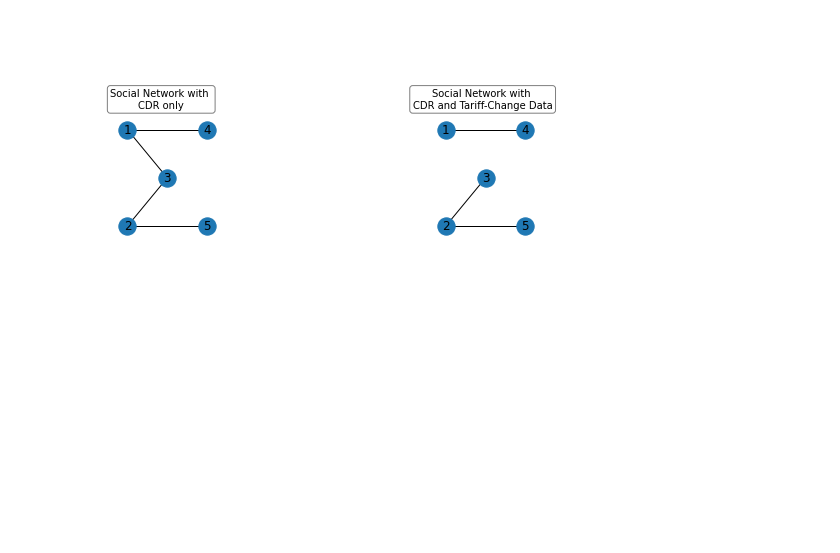
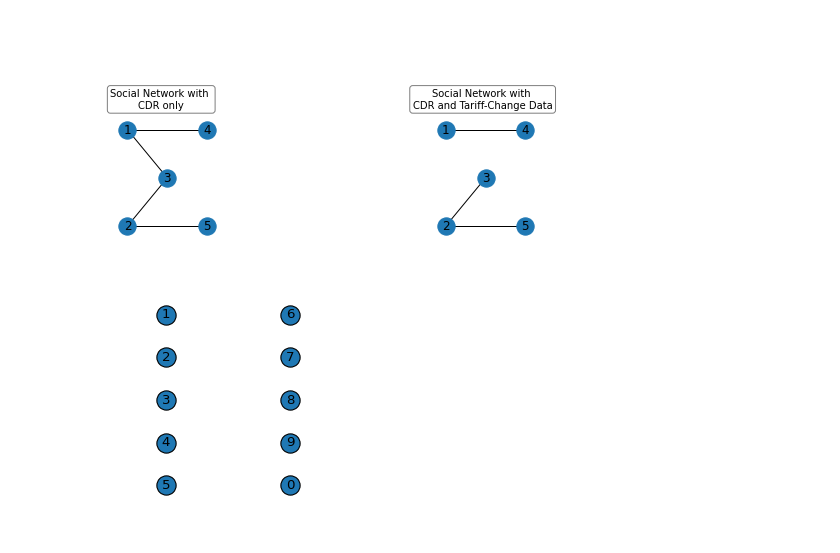
Before and after one commit to dursunkoc/copt, a Jupyter notebook: notebook/network-generation_ws.ipynb, the cells around one changed output. Drawn from its saved outputs; the diff is of its cells as text; code cells hidden in the pictures; blank space fills up the shorter version.

```diff
--- a/notebook/network-generation_ws.ipynb
+++ b/notebook/network-generation_ws.ipynb
@@ -174,3 +174,31 @@ Text(0.85, 0.7, 'Social Network with \nCDR and Tariff-Change Data')
 [figure]
 # %%
 nx.get_node_attributes(sna, 'pos')
+# %%
+fig,ax = plt.subplots(figsize=(8, 4))
+
+d = nx.Graph()
+d.add_node(100, pos=(4,5))
+dpos=nx.get_node_attributes(d,'pos')
+nx.draw(d, pos=dpos, with_labels=False, node_size=0)
+
+sna = nx.Graph()
+sna.add_node(1, pos=(1,5))
+sna.add_node(2, pos=(1,4))
+sna.add_node(3, pos=(1,3))
+sna.add_node(4, pos=(1,2))
+sna.add_node(5, pos=(1,1))
+sna.add_node(6, pos=(2,5))
+sna.add_node(7, pos=(2,4))
+sna.add_node(8, pos=(2,3))
+sna.add_node(9, pos=(2,2))
+sna.add_node(0, pos=(2,1))
+
+
+
+
+pos=nx.get_node_attributes(sna,'pos')
+
+nx.draw(sna, pos=pos, with_labels=True)
+# %% [output]
+[figure, added]
```
Also changed, not shown: parts of 1 cell of this notebook, 1 other file.
